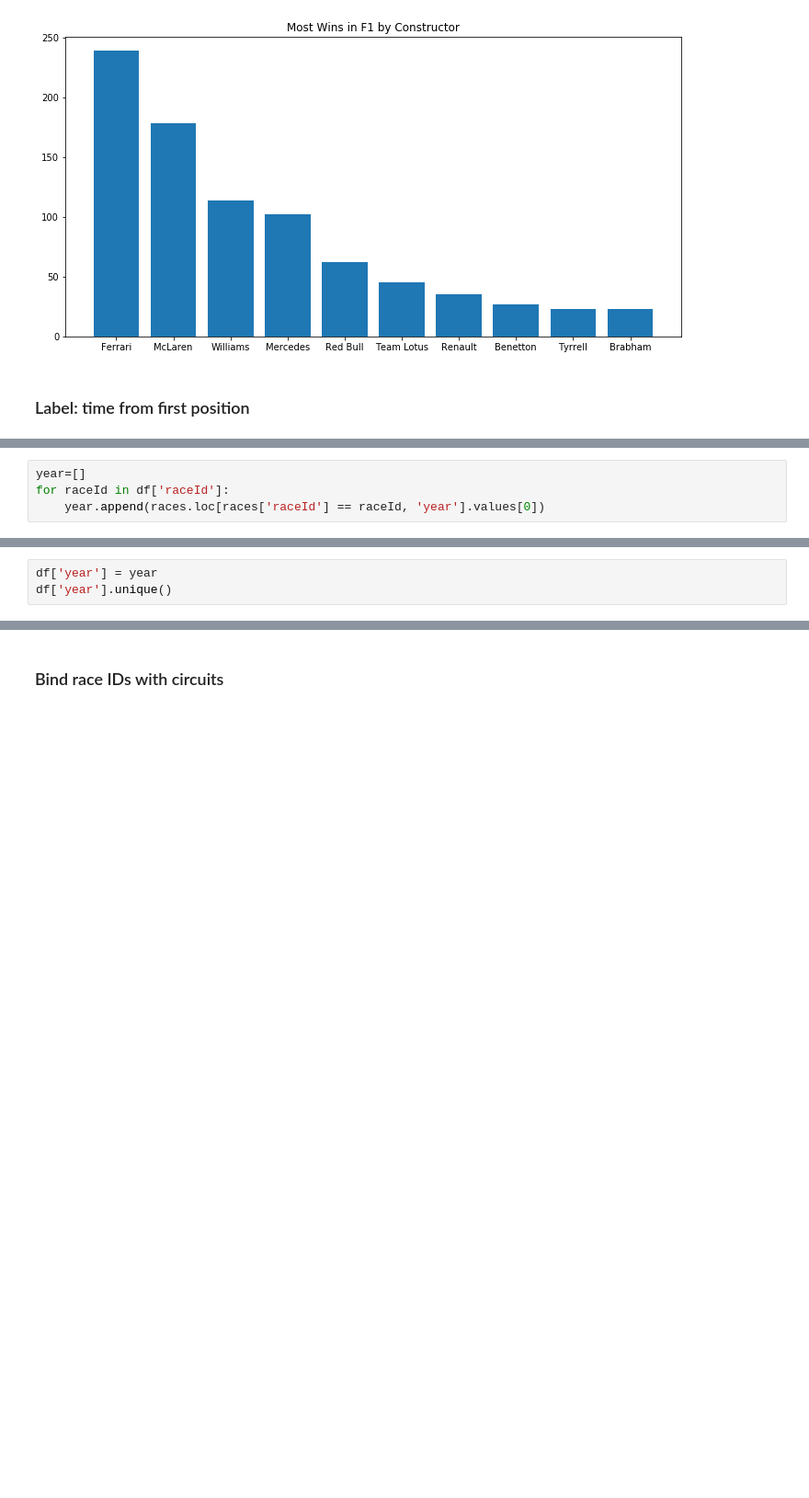
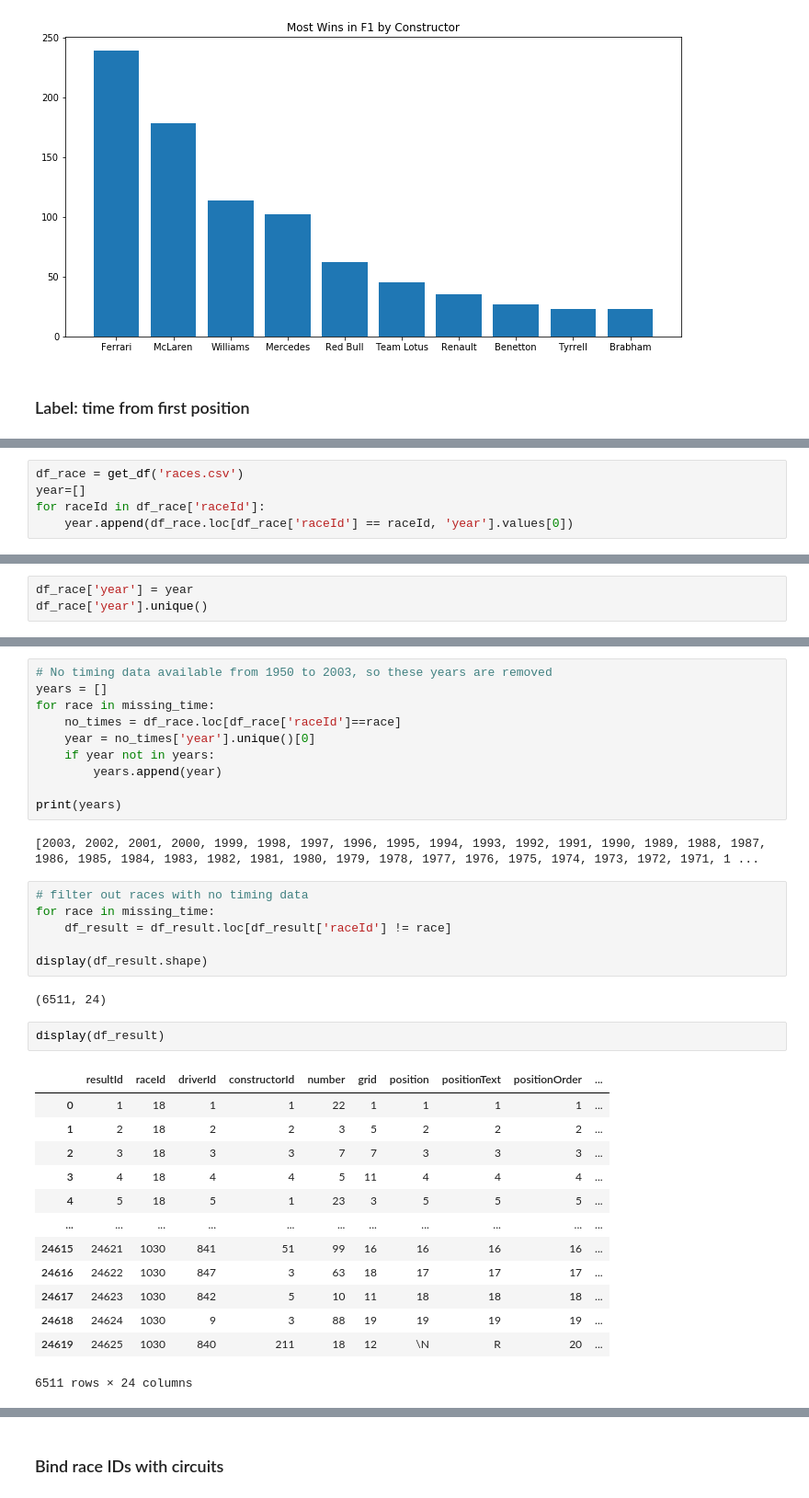
Before and after one commit to edie-zhou/data_lab_f1, a Jupyter notebook: F1.ipynb, the cells around one changed output, grey strips where cells are left out. Shown at 92% size. Saved outputs shown, nothing was run; the diff lists cells and outputs as text; blank space fills up the shorter version.

Commit message:
Generated df of previous race data

```diff
--- a/F1.ipynb
+++ b/F1.ipynb
@@ -162,4 +186,5 @@ races = pd.read_csv('races.csv', encoding='latin-1')
 # %%
+df_race = get_df('races.csv')
 year=[]
-for raceId in df['raceId']:
-    year.append(races.loc[races['raceId'] == raceId, 'year'].values[0])
+for raceId in df_race['raceId']:
+    year.append(df_race.loc[df_race['raceId'] == raceId, 'year'].values[0])
@@ -166,4 +199,4 @@ for raceId in df['raceId']:
 # %%
-df['year'] = year
-df['year'].unique()
+df_race['year'] = year
+df_race['year'].unique()
 # %% [output]
@@ -192,0 +314,36 @@ finished = []
+# %%
+# No timing data available from 1950 to 2003, so these years are removed
+years = []
+for race in missing_time:
+    no_times = df_race.loc[df_race['raceId']==race]
+    year = no_times['year'].unique()[0]
+    if year not in years:
+        years.append(year)
+
+print(years)
+# %% [output]
+[2003, 2002, 2001, 2000, 1999, 1998, 1997, 1996, 1995, 1994, 1993, 1992, 1991, 1990, 1989, 1988, 1987, 1986, 1985, 1984, 1983, 1982, 1981, 1980, 1979, 1978, 1977, 1976, 1975, 1974, 1973, 1972, 1971, 1 ...
+# %%
+# filter out races with no timing data
+for race in missing_time:
+    df_result = df_result.loc[df_result['raceId'] != race]
+
+display(df_result.shape)
+# %% [output]
+(6511, 24)
+# %%
+display(df_result)
+# %% [output]
+|  | resultId | raceId | driverId | constructorId | number | grid | position | positionText | positionOrder | ... |
+| 0 | 1 | 18 | 1 | 1 | 22 | 1 | 1 | 1 | 1 | ... |
+| 1 | 2 | 18 | 2 | 2 | 3 | 5 | 2 | 2 | 2 | ... |
+| 2 | 3 | 18 | 3 | 3 | 7 | 7 | 3 | 3 | 3 | ... |
+| 3 | 4 | 18 | 4 | 4 | 5 | 11 | 4 | 4 | 4 | ... |
+| 4 | 5 | 18 | 5 | 1 | 23 | 3 | 5 | 5 | 5 | ... |
+| ... | ... | ... | ... | ... | ... | ... | ... | ... | ... | ... |
+| 24615 | 24621 | 1030 | 841 | 51 | 99 | 16 | 16 | 16 | 16 | ... |
+| 24616 | 24622 | 1030 | 847 | 3 | 63 | 18 | 17 | 17 | 17 | ... |
+| 24617 | 24623 | 1030 | 842 | 5 | 10 | 11 | 18 | 18 | 18 | ... |
+| 24618 | 24624 | 1030 | 9 | 3 | 88 | 19 | 19 | 19 | 19 | ... |
+| 24619 | 24625 | 1030 | 840 | 211 | 18 | 12 | \N | R | 20 | ... |
+6511 rows × 24 columns
```
Also changed, not shown: parts of 38 cells of this notebook.
